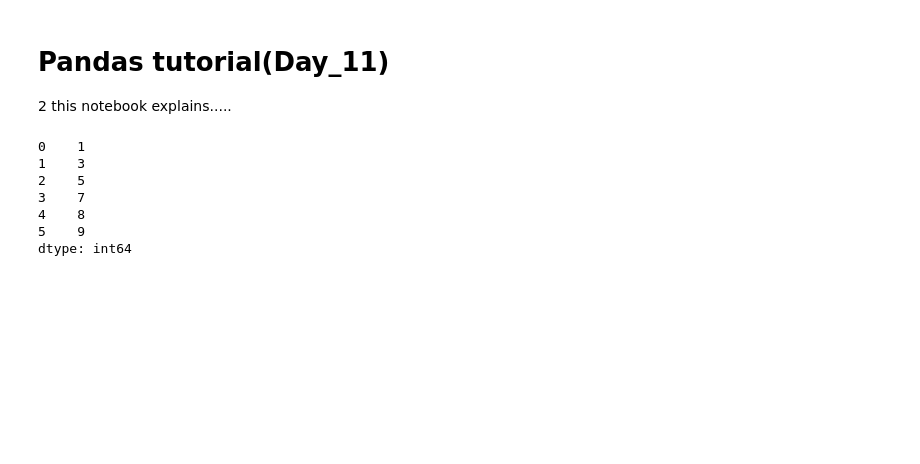
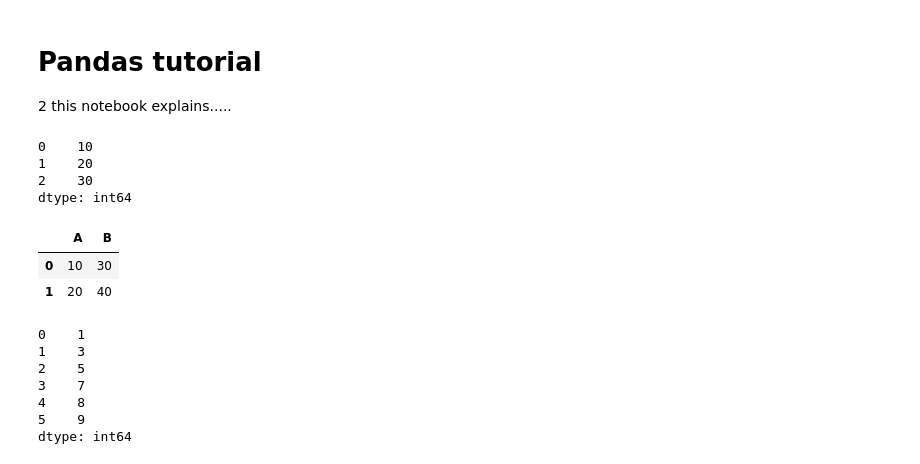
Before and after one commit to altaf533/pandas-for-data-science, a Jupyter notebook: pandas.ipynb, the cells around one changed output. Saved outputs shown, nothing was run; the diff lists cells and outputs as text; code cells hidden in the pictures; blank space fills up the shorter version.

```diff
--- a/pandas.ipynb
+++ b/pandas.ipynb
@@ -1,5 +1,5 @@
 # %% [markdown]
-# Pandas tutorial(Day_11)
+# Pandas tutorial
 
 2 this notebook explains.....
 # %%
@@ -11,3 +14,16 @@ import numpy as np
+# %%
+pd.Series([10, 20, 30])      #gives one labeled list of values.
+# %% [output]
+0    10
+1    20
+2    30
+dtype: int64
+# %%
+pd.DataFrame({"A": [10, 20], "B": [30, 40]})      # gives a table with two columns.
+# %% [output]
+|  | A | B |
+| 0 | 10 | 30 |
+| 1 | 20 | 40 |
 # %%
 # object creation
 s=pd.Series([1,3,5,7,8,9])
```
Also changed, not shown: parts of 6 cells of this notebook.
